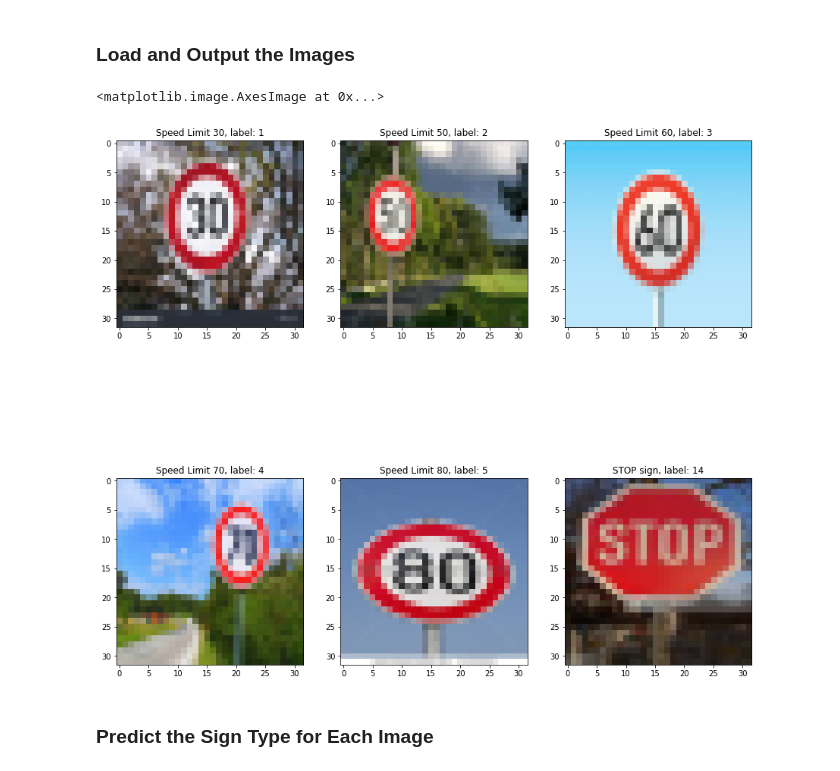
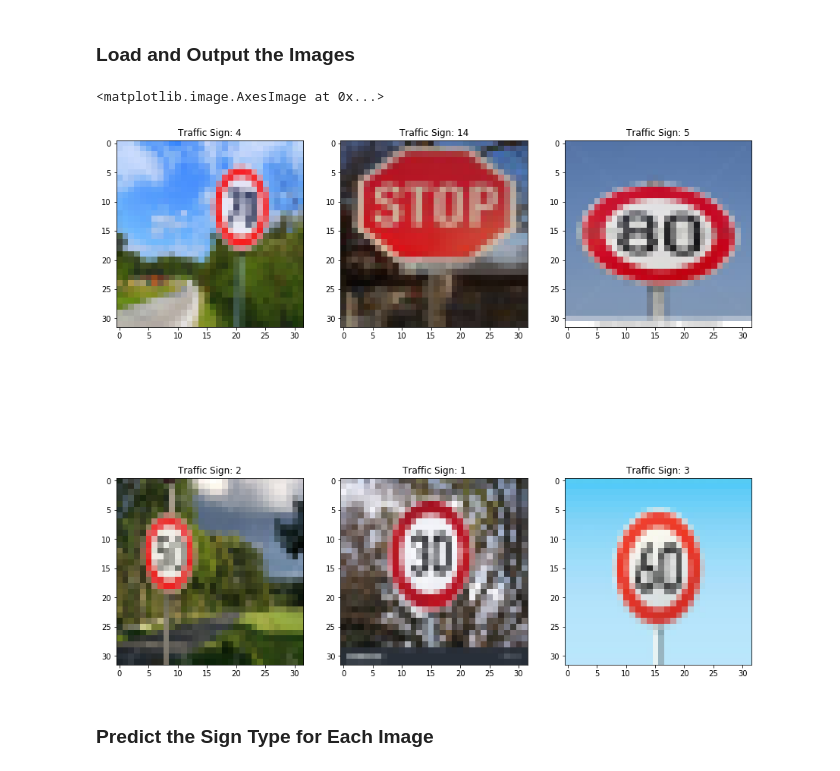
Before and after one commit to madhusudhan0212/SelfDrivingCar, a Jupyter notebook: TrafficSignClassifier-P2/Traffic_Sign_Classifier-Grayscale.ipynb, the cells around one changed output. Drawn from its saved outputs; the diff is of its cells as text; code cells hidden in the pictures.

```diff
--- a/TrafficSignClassifier-P2/Traffic_Sign_Classifier-Grayscale.ipynb
+++ b/TrafficSignClassifier-P2/Traffic_Sign_Classifier-Grayscale.ipynb
@@ -405,15 +405,15 @@ for i in range(train_samples):
     aug_data.append(contrastImage(image))
     #aug_data.append(shiftPosition(image,2))
     #aug_data.append(shiftPosition(image,-2))
-    #aug_data.append(rotateAngle(zoomPixels(image,2),12))
-    #aug_data.append(rotateAngle(zoomPixels(image,2),-12))
+    aug_data.append(rotateAngle(zoomPixels(image,2),12))
+    aug_data.append(rotateAngle(zoomPixels(image,2),-12))
 
     aug_labels.append(label)
     aug_labels.append(label)
     aug_labels.append(label)
     aug_labels.append(label)
-    #aug_labels.append(label)
-    #aug_labels.append(label)
+    aug_labels.append(label)
+    aug_labels.append(label)
 
 aug_data =  np.array(aug_data)
 aug_labels = np.array(aug_labels)
@@ -628,7 +629,7 @@ sets imply underfitting. A high accuracy on the training set but low accuracy on
 from sklearn.utils import shuffle
 import math
 
-EPOCHS = 5
+EPOCHS = 20
 BATCH_SIZE = 128
 
 with tf.Session() as sess:
@@ -660,7 +661,7 @@ with tf.Session() as sess:
         print("Validation Accuracy = {:.3f}".format(validation_accuracy))
         print()
 
-    saver.save(sess, './lenet')
+    saver.save(sess, './TrafficGrayscale')
     print("Model saved")
 # %% [output]
 Training...
@@ -724,32 +725,32 @@ for i in range(downloadImages.shape[0]):
     resizedImages.append(cv2.resize(downloadImages[i],(32,32),interpolation = cv2.INTER_AREA))
 
 Images = np.array(resizedImages)
-Labels = np.array([1,2,3,4,5,14])
+Labels = np.array([4,14,5,2,1,3])
 # %%
 # Display Images
 
 fig = plt.figure(figsize=(15,15))
 x1 = fig.add_subplot(231)
-x1.set_title("Speed Limit 30, label: " + str(Labels[0]))
+x1.set_title("Traffic Sign: " + str(Labels[0]))
 x1.imshow(Images[0])
 x2 = fig.add_subplot(232)
-x2.set_title("Speed Limit 50, label: " + str(Labels[1]))
+x2.set_title("Traffic Sign: " + str(Labels[1]))
 x2.imshow(Images[1])
 x3 = fig.add_subplot(233)
-x3.set_title("Speed Limit 60, label: " + str(Labels[2]))
+x3.set_title("Traffic Sign: " + str(Labels[2]))
 x3.imshow(Images[2])
 x4 = fig.add_subplot(234)
-x4.set_title("Speed Limit 70, label: " + str(Labels[3]))
+x4.set_title("Traffic Sign: " + str(Labels[3]))
 x4.imshow(Images[3],cmap='Greys_r')
 x5 = fig.add_subplot(235)
-x5.set_title("Speed Limit 80, label: " + str(Labels[4]))
+x5.set_title("Traffic Sign: " + str(Labels[4]))
 x5.imshow(Images[4])
 x6 = fig.add_subplot(236)
-x6.set_title("STOP sign, label: " + str(Labels[5]))
+x6.set_title("Traffic Sign: " + str(Labels[5]))
 x6.imshow(Images[5])
 # %% [output]
 <matplotlib.image.AxesImage at 0x...>
-[figure, old version]
+[figure, new version]
 # %% [markdown]
 ### Predict the Sign Type for Each Image
 # %%
```
Also changed, not shown: parts of 13 cells of this notebook, 4 other files.
